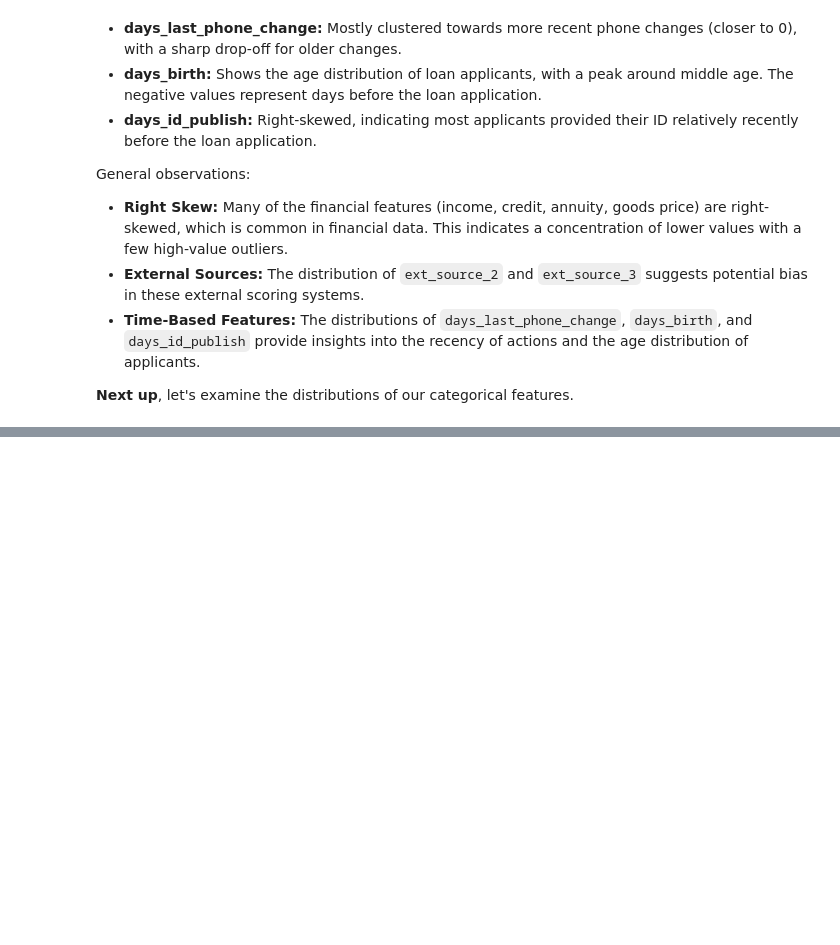
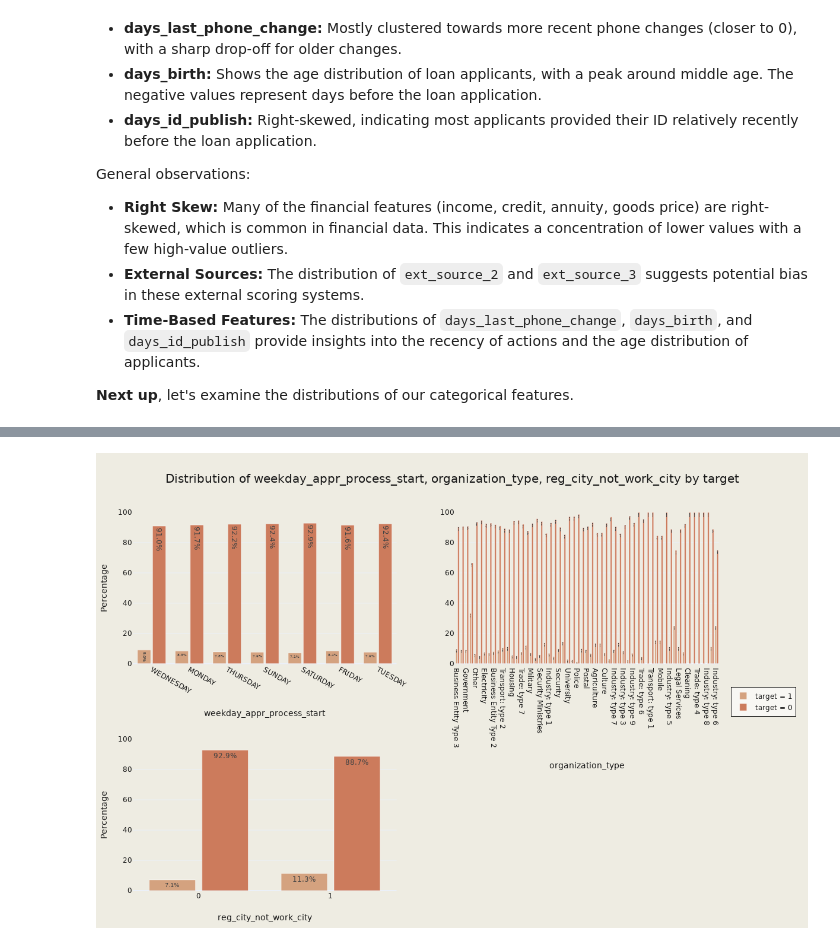
Before and after one commit to vytautas-bunevicius/retail-bank-risk-evaluation, a Jupyter notebook: notebooks/03_exploratory_data_analysis.ipynb, the cells around one changed output, grey strips where cells are left out. Saved outputs shown, nothing was run; the diff lists cells and outputs as text; code cells hidden in the pictures; blank space fills up the shorter version.

```diff
--- a/notebooks/03_exploratory_data_analysis.ipynb
+++ b/notebooks/03_exploratory_data_analysis.ipynb
@@ -222,0 +236,4 @@ plot_categorical_features_by_target(pd_application_train, categorical_features_p
+# %%
+Image(filename="../images/categorical_features_work_context.png")
+# %% [output]
+[figure, added]
```
Also changed, not shown: parts of 13 cells of this notebook, 12 other files.
